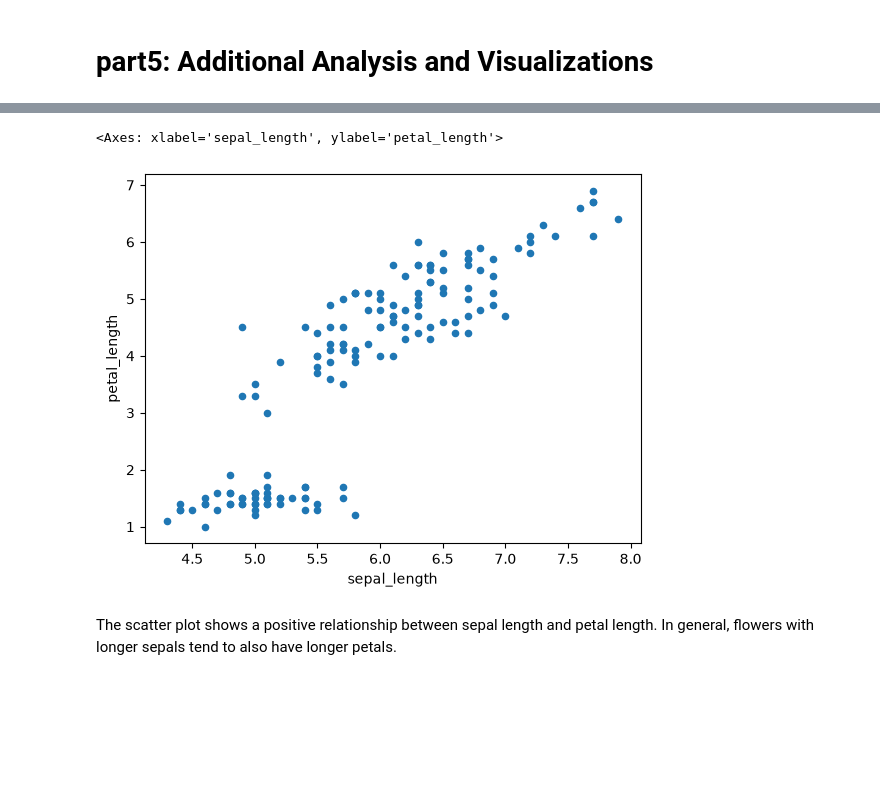
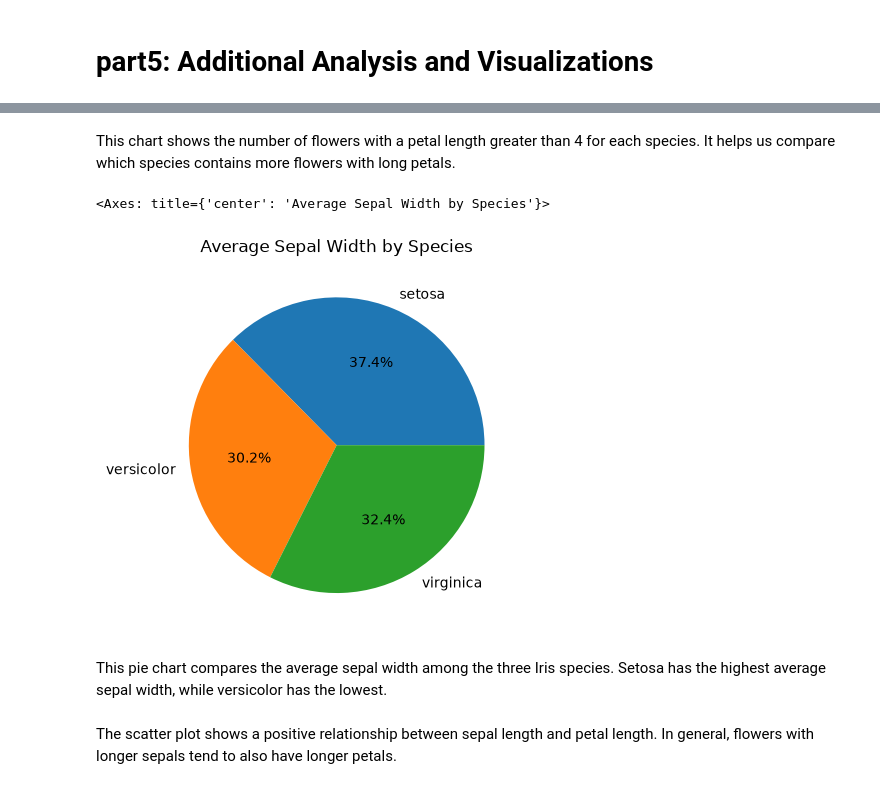
Before and after one commit to Abdulelah-anze/iris-analysis, a Jupyter notebook: iris_analysis.ipynb, the cells around one changed output, grey strips where cells are left out. Saved outputs shown, nothing was run; the diff lists cells and outputs as text; code cells hidden in the pictures; blank space fills up the shorter version.

```diff
--- a/iris_analysis.ipynb
+++ b/iris_analysis.ipynb
@@ -216,8 +225,18 @@ The histogram shows the distribution of sepal length values in the dataset. Most
+# %% [markdown]
+This chart shows the number of flowers with a petal length greater than 4 for each species. It helps us compare which species contains more flowers with long petals.
 # %%
-df.plot.scatter(x="sepal_length", y="petal_length")
+avg_sepal_width = df.groupby("species")["sepal_width"].mean()
+
+avg_sepal_width.plot.pie(
+    autopct="%1.1f%%",
+    ylabel="",
+    title="Average Sepal Width by Species"
+)
 # %% [output]
-<Axes: xlabel='sepal_length', ylabel='petal_length'>
+<Axes: title={'center': 'Average Sepal Width by Species'}>
-[figure, old version]
+[figure, new version]
+# %% [markdown]
+This pie chart compares the average sepal width among the three Iris species. Setosa has the highest average sepal width, while versicolor has the lowest.
 # %% [markdown]
 The scatter plot shows a positive relationship between sepal length and petal length. In general, flowers with longer sepals tend to also have longer petals.
 # %%
```
Also changed, not shown: parts of 7 cells of this notebook, 1 other file.
